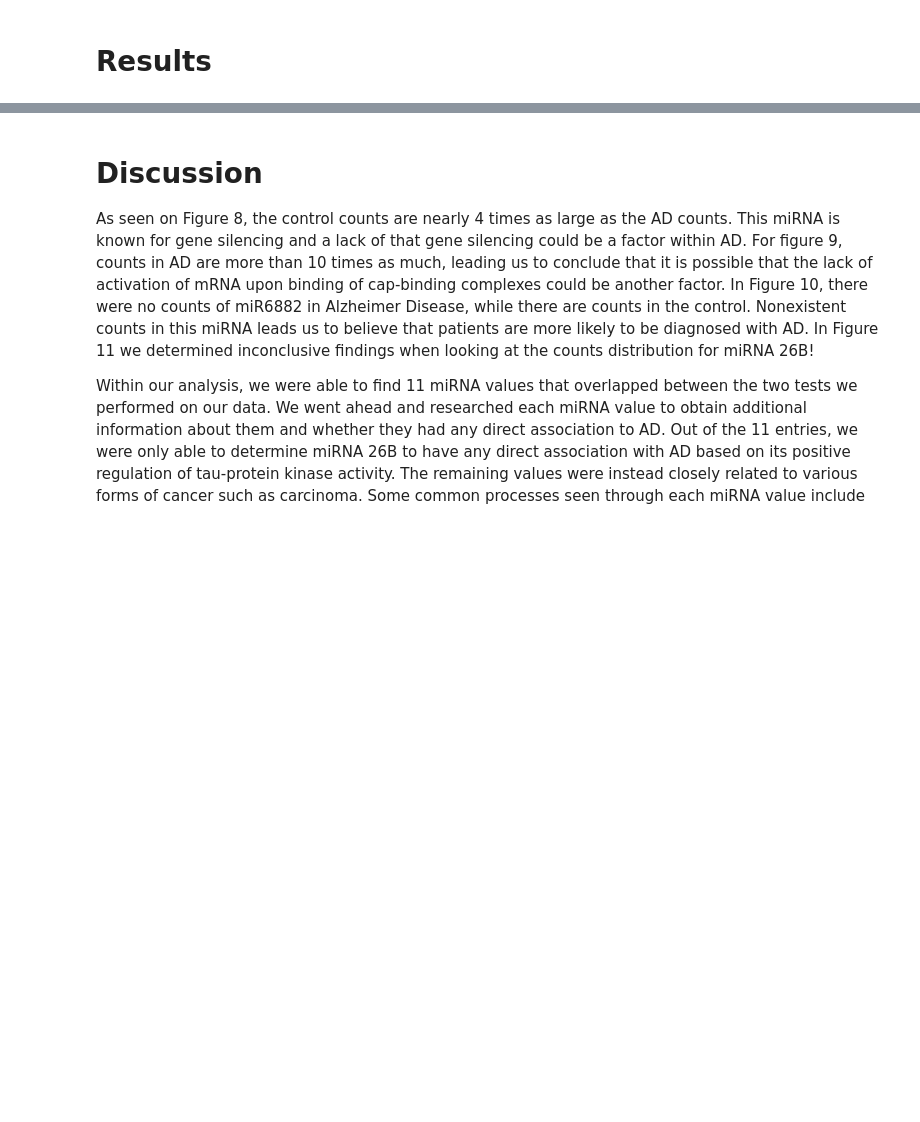
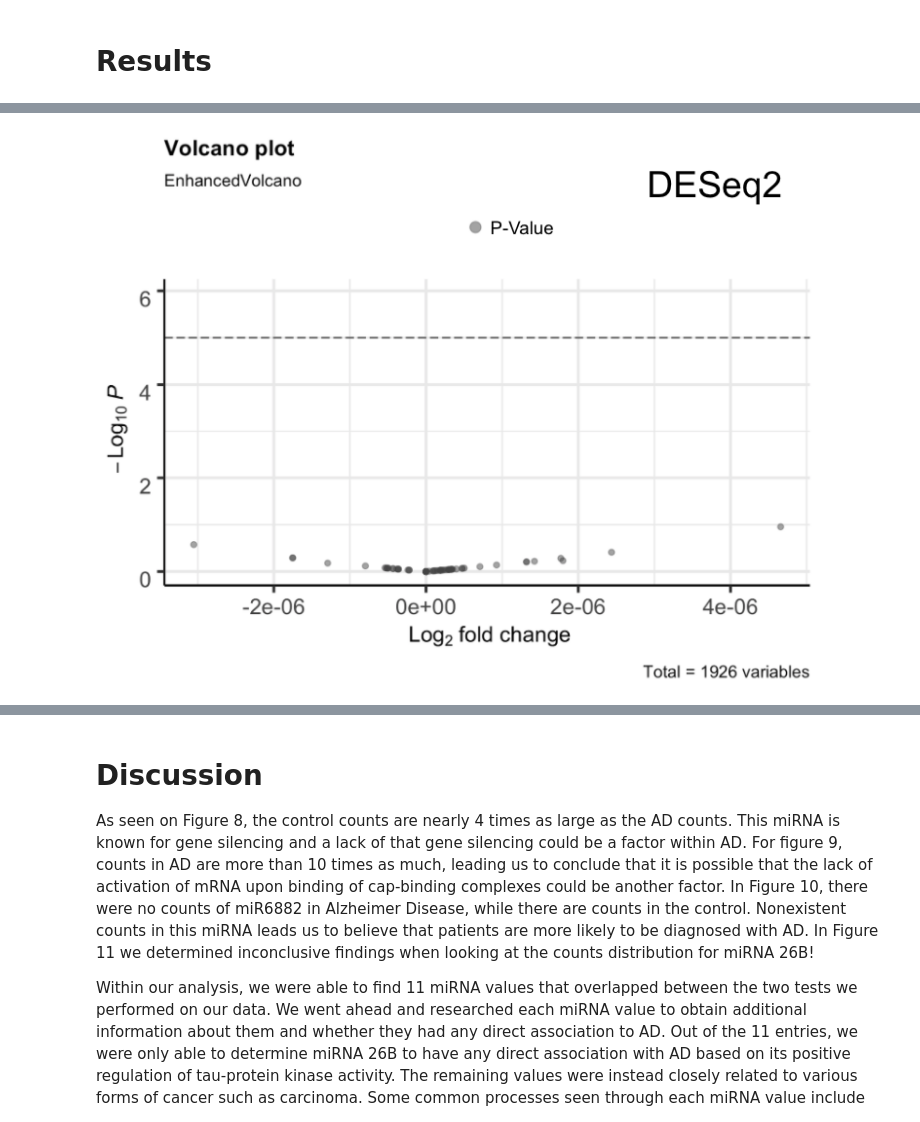
Before and after one commit to justjk139/alzheimers_gene_analysis, a Jupyter notebook: notebooks/Alzheimers-Biomarker-Analysis.ipynb, the cells around one changed output, grey strips where cells are left out. Cells and saved outputs as stored; diff of their text form; code cells hidden in the pictures; blank space fills up the shorter version.

```diff
--- a/notebooks/Alzheimers-Biomarker-Analysis.ipynb
+++ b/notebooks/Alzheimers-Biomarker-Analysis.ipynb
@@ -246,0 +196,4 @@ For all four of our miRNA’s, we plotted their counterparts: their counts in AD
+# %%
+Image('../references/figure_3.png')
+# %% [output]
+[figure, added]
```
Also changed, not shown: parts of 28 cells of this notebook, 1 other file.
